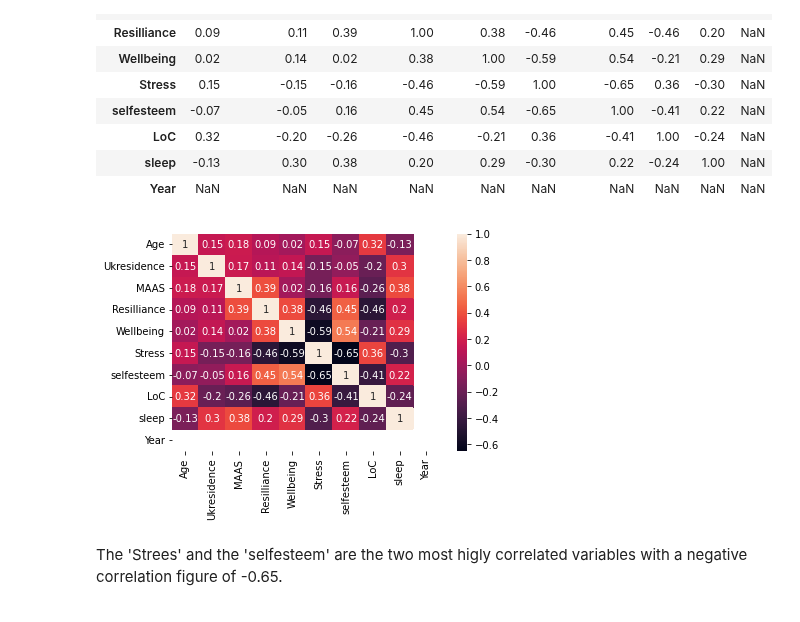
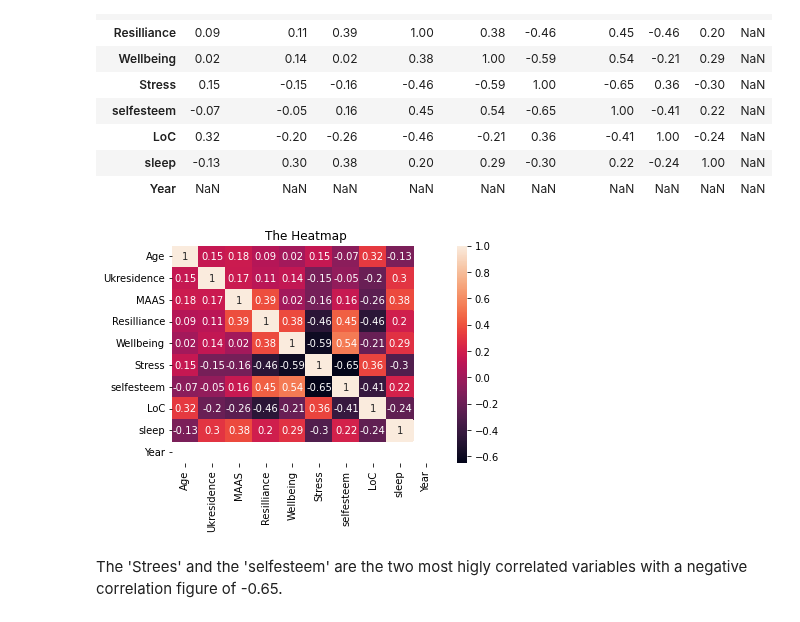
Before and after one commit to Imran-Github22/Imran-Farooqui, a Jupyter notebook: 8_2_Correlation_exercises.ipynb, the cells around one changed output. Drawn from its saved outputs; the diff is of its cells as text; code cells hidden in the pictures.

```diff
--- a/8_2_Correlation_exercises.ipynb
+++ b/8_2_Correlation_exercises.ipynb
@@ -340,12 +350,13 @@ display(correlation_matrix)
 # %%
 # Create and show the heatmap
 def show_heatmap(df):
   import seaborn as sns
   chart = sns.heatmap (data=correlation_matrix, annot=True)
+  chart.set_title('The Heatmap')
 
 show_heatmap(df_normal)
 # %% [output]
-[figure, old version]
+[figure, new version]
 # %% [markdown]
 The 'Strees' and the 'selfesteem' are the two most higly correlated variables with a negative correlation figure of -0.65.
 # %% [markdown]
```
Also changed, not shown: parts of 5 cells of this notebook.
